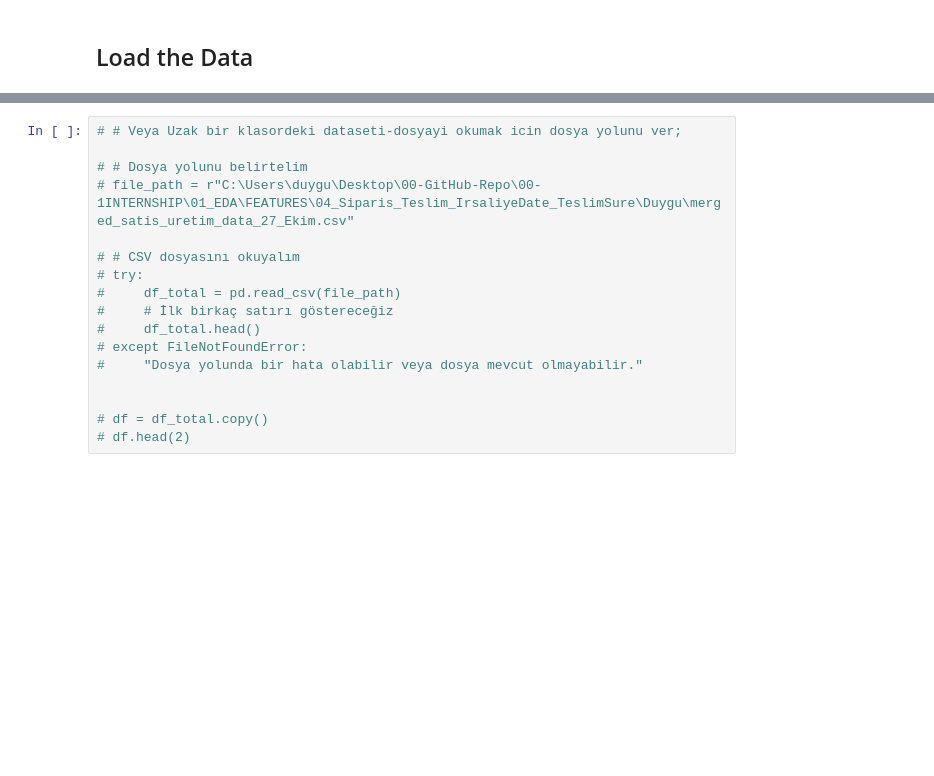
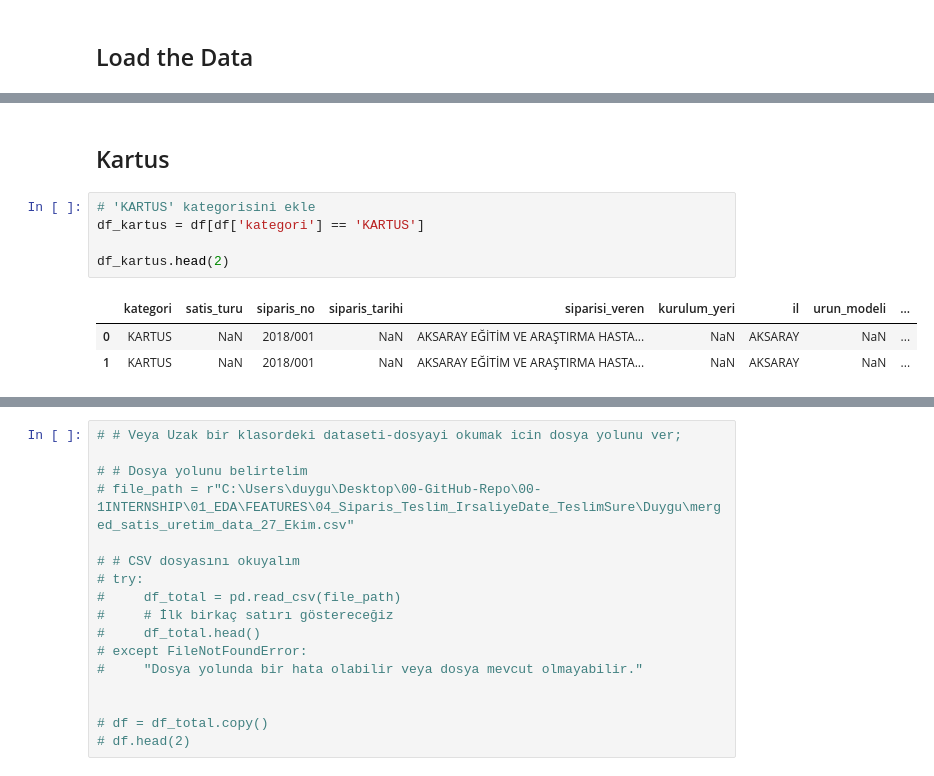
Before and after one commit to Duygu-Jones/LLM_Playground, a Jupyter notebook: 01_EDA/FEATURES/04_Siparis_Teslim_IrsaliyeDate_TeslimSure/Duygu/Duygu_EDA_NOTEBOOK.ipynb, the cells around one changed output, grey strips where cells are left out. Saved outputs shown, nothing was run; the diff lists cells and outputs as text; blank space fills up the shorter version.

```diff
--- a/01_EDA/FEATURES/04_Siparis_Teslim_IrsaliyeDate_TeslimSure/Duygu/Duygu_EDA_NOTEBOOK.ipynb
+++ b/01_EDA/FEATURES/04_Siparis_Teslim_IrsaliyeDate_TeslimSure/Duygu/Duygu_EDA_NOTEBOOK.ipynb
@@ -106,0 +127,11 @@ df.head(2)
+# %% [markdown]
+## Kartus
+# %%
+# 'KARTUS' kategorisini ekle
+df_kartus = df[df['kategori'] == 'KARTUS']
+
+df_kartus.head(2)
+# %% [output]
+|  | kategori | satis_turu | siparis_no | siparis_tarihi | siparisi_veren | kurulum_yeri | il | urun_modeli | ... |
+| 0 | KARTUS | NaN | 2018/001 | NaN | AKSARAY EĞİTİM VE ARAŞTIRMA HASTA... | NaN | AKSARAY | NaN | ... |
+| 1 | KARTUS | NaN | 2018/001 | NaN | AKSARAY EĞİTİM VE ARAŞTIRMA HASTA... | NaN | AKSARAY | NaN | ... |
```
Also changed, not shown: parts of 17 cells of this notebook, 4 other files.
